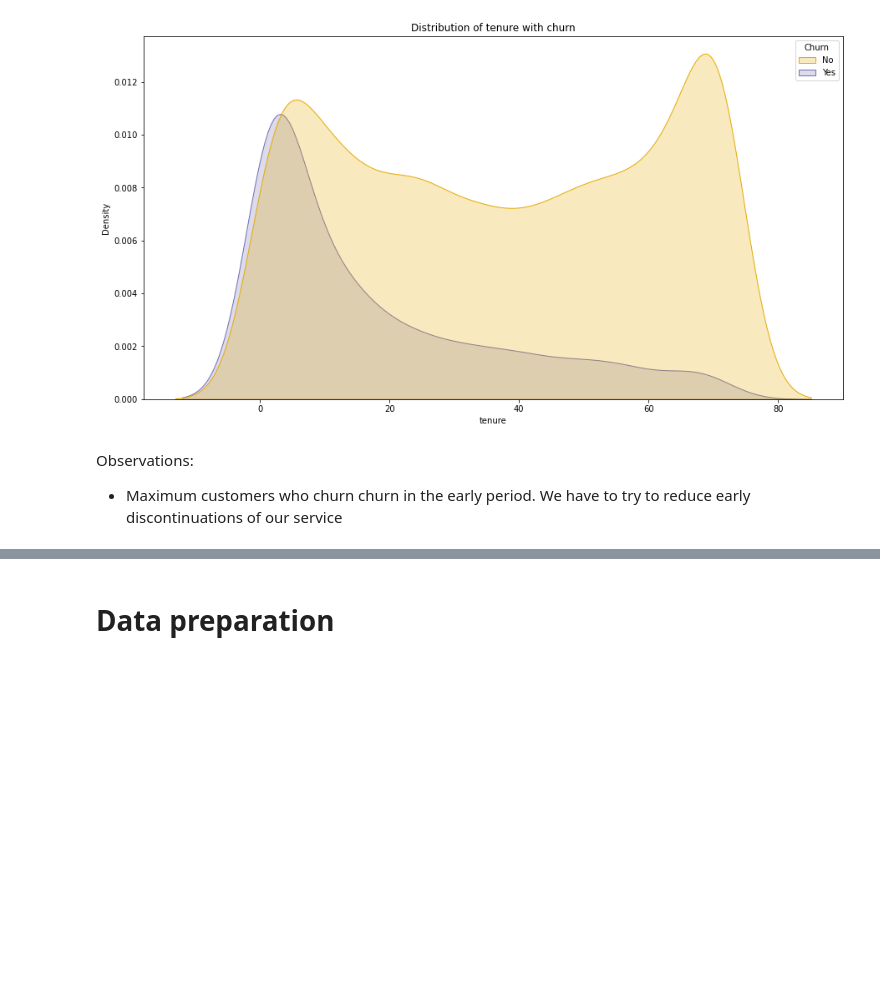
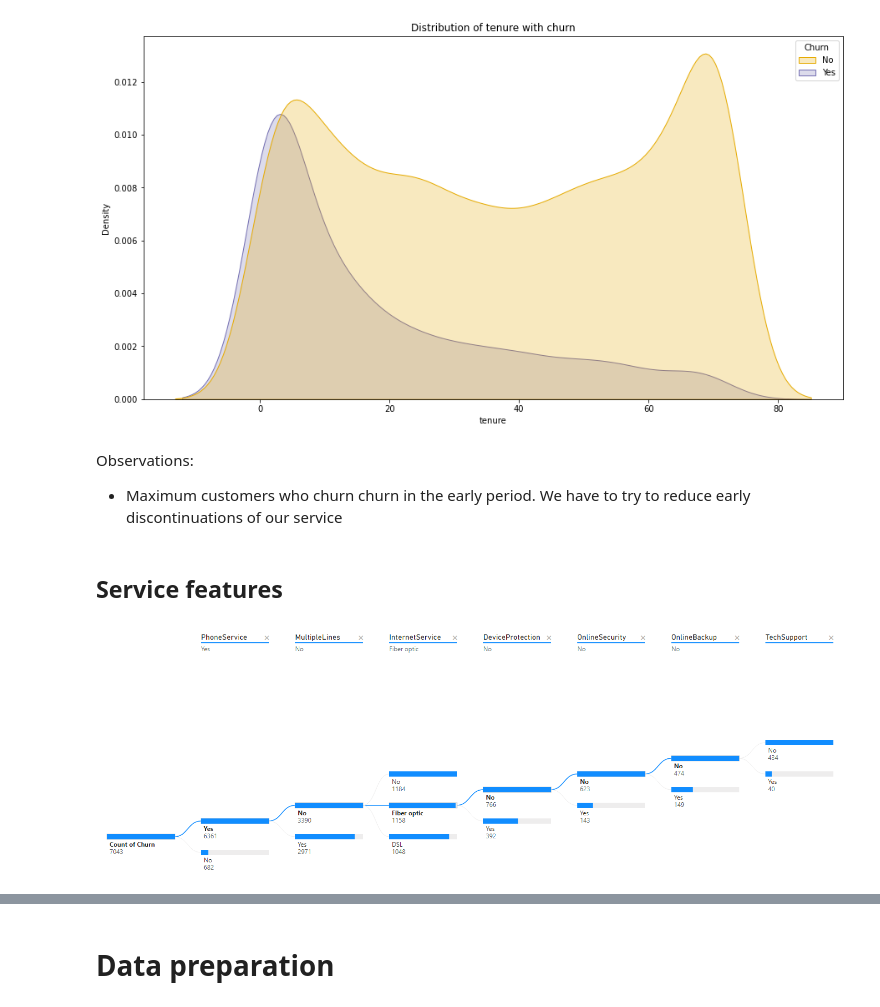
Before and after one commit to AnupamMisra/Data-science-projects, a Jupyter notebook: Customer_churn/firstnb.ipynb, the cells around one changed output, grey strips where cells are left out. Drawn from its saved outputs; the diff is of its cells as text; code cells hidden in the pictures; blank space fills up the shorter version.

```diff
--- a/Customer_churn/firstnb.ipynb
+++ b/Customer_churn/firstnb.ipynb
@@ -146,3 +146,9 @@ Text(0.5, 1.0, 'Distribution of tenure with churn')
 Observations:
 
 * Maximum customers who churn churn in the early period. We have to try to reduce early discontinuations of our service
+# %% [markdown]
+## Service features
+# %%
+Image(filename = "img.png")
+# %% [output]
+[figure, added]
```
Also changed, not shown: parts of 19 cells of this notebook, 2 other files.
